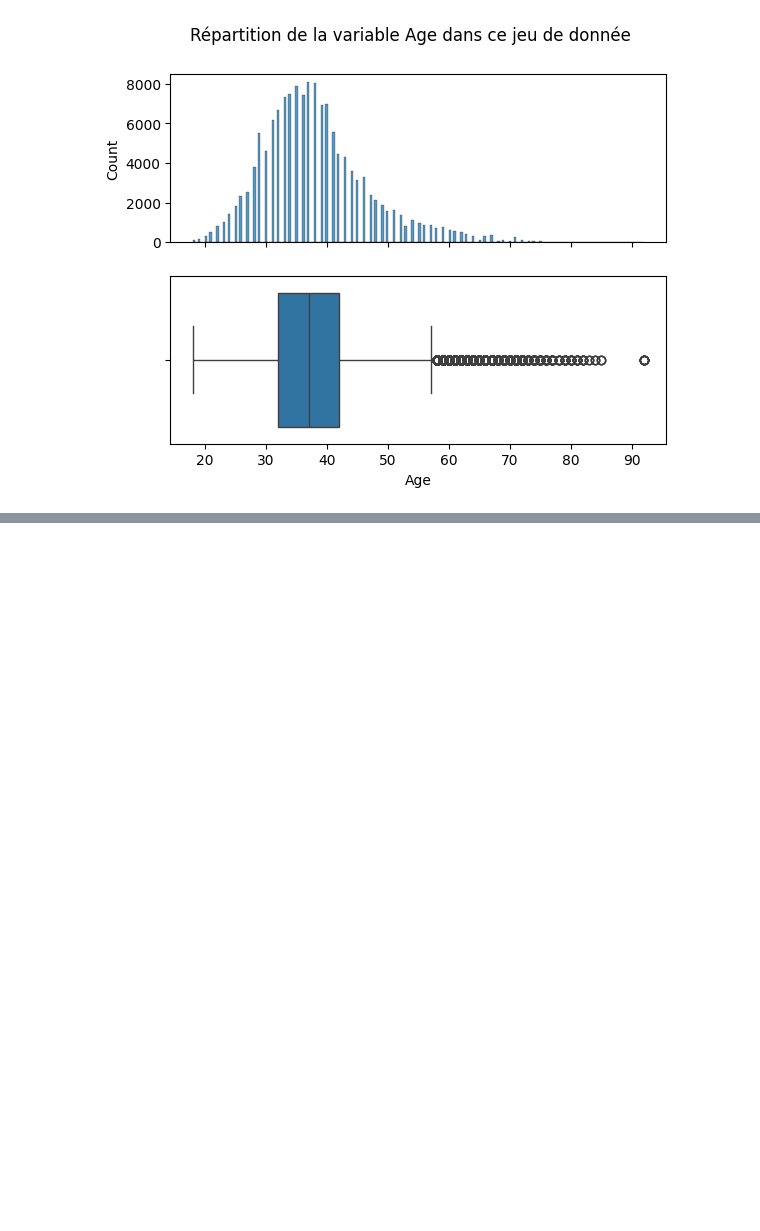
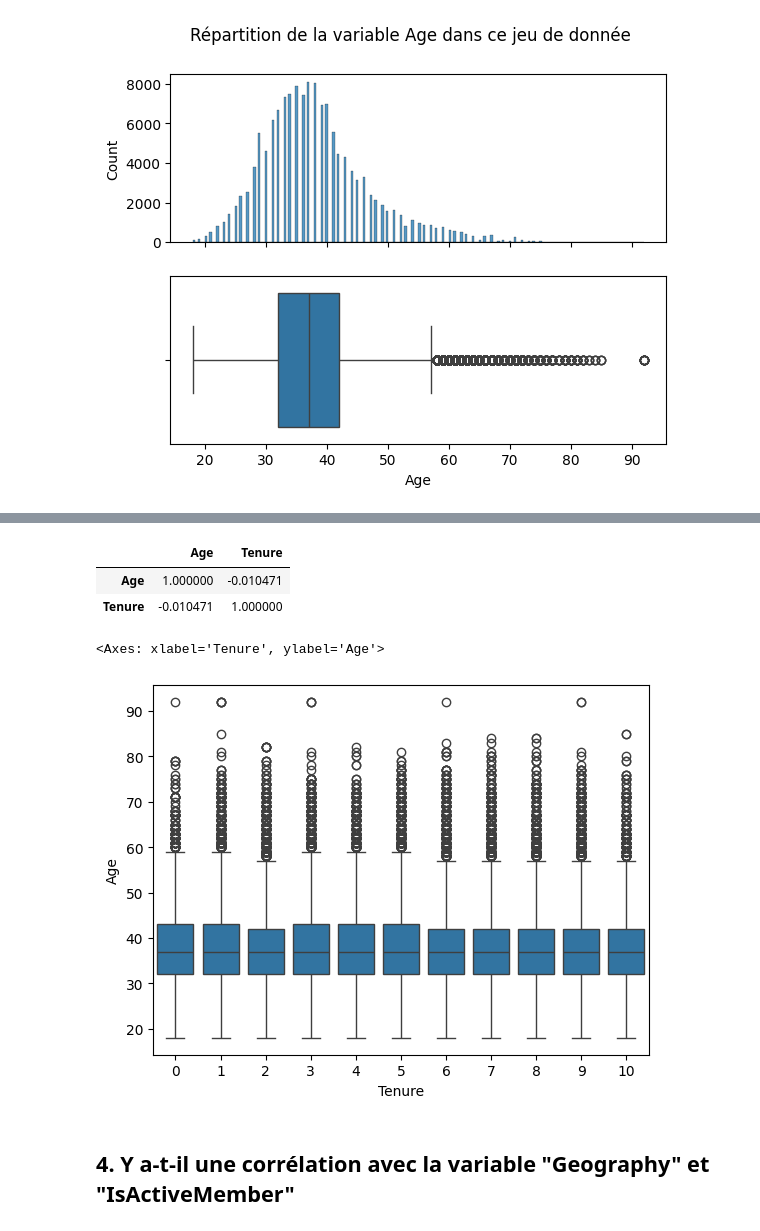
Before and after one commit to SimonGallien/mlpro-bank-churn, a Jupyter notebook: src/mlpro_bank_churn/1_eda_univariate.ipynb, the cells around one changed output, grey strips where cells are left out. Saved outputs shown, nothing was run; the diff lists cells and outputs as text; code cells hidden in the pictures; blank space fills up the shorter version.

```diff
--- a/src/mlpro_bank_churn/bank-church.ipynb
+++ b/src/mlpro_bank_churn/1_eda_univariate.ipynb
@@ -495,0 +393,13 @@ continue - discrète
+# %%
+df_train[["Age", "Tenure"]].corr()
+# %% [output]
+|  | Age | Tenure |
+| Age | 1.000000 | -0.010471 |
+| Tenure | -0.010471 | 1.000000 |
+# %%
+sns.boxplot(x="Tenure", y="Age", data=df_train)
+# %% [output]
+<Axes: xlabel='Tenure', ylabel='Age'>
+[figure, added]
+# %% [markdown]
+## 4. Y a-t-il une corrélation avec la variable "Geography" et "IsActiveMember"
```
Also changed, not shown: parts of 56 cells of this notebook, 5 other files.
